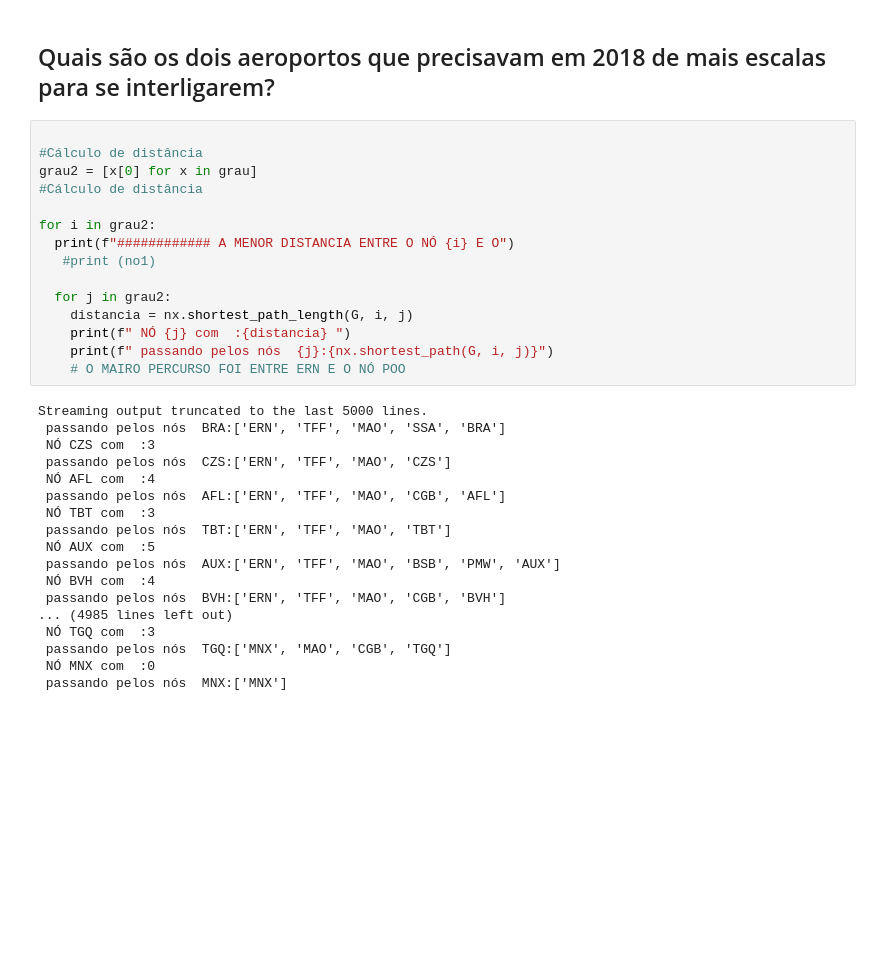
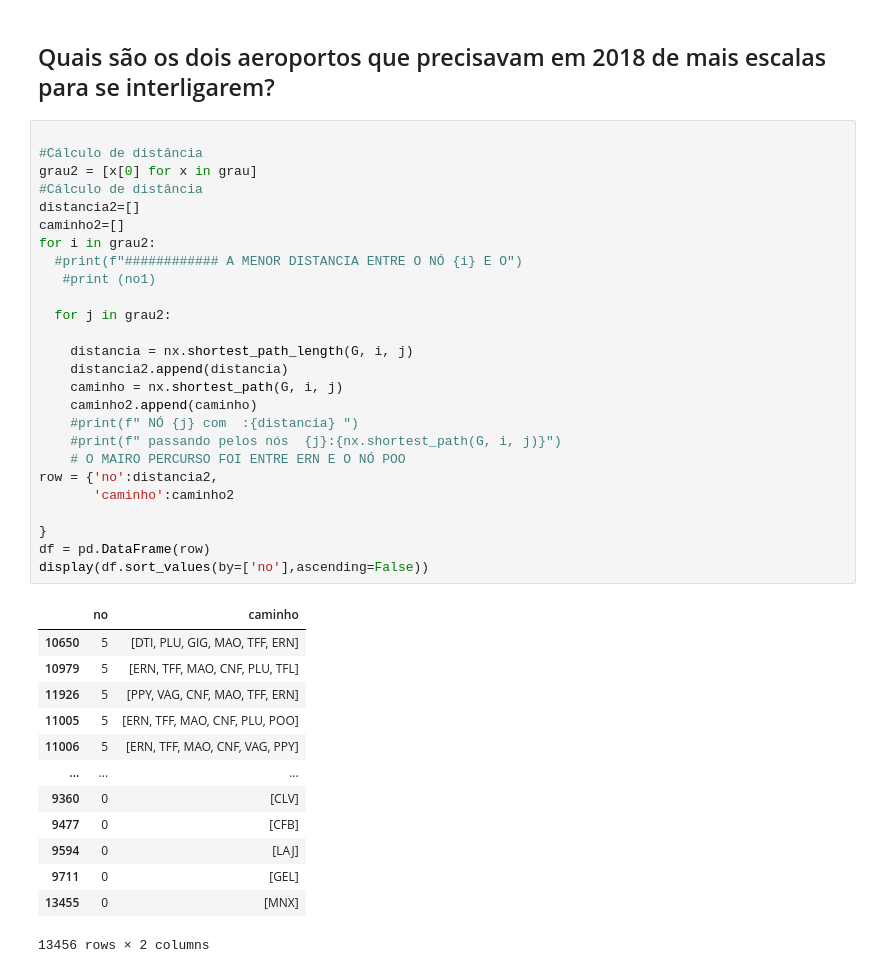
Before and after one commit to JeffersonBP/Redes-Complexas-Introdu-o, a Jupyter notebook: JEFFERSON_BATISTAS_ESTUDO_DE_GRAFOS.ipynb, the cells around one changed output. Drawn from its saved outputs; the diff is of its cells as text; blank space fills up the shorter version.

```diff
--- a/JEFFERSON_BATISTAS_ESTUDO_DE_GRAFOS.ipynb
+++ b/JEFFERSON_BATISTAS_ESTUDO_DE_GRAFOS.ipynb
@@ -202,33 +202,40 @@ sorted(grau,key=itemgetter(1))
 # %%
 
 #Cálculo de distância
 grau2 = [x[0] for x in grau]
 #Cálculo de distância
-
+distancia2=[]
+caminho2=[]
 for i in grau2:
-  print(f"############ A MENOR DISTANCIA ENTRE O NÓ {i} E O")
+  #print(f"############ A MENOR DISTANCIA ENTRE O NÓ {i} E O")
    #print (no1)
 
   for j in grau2:
+
     distancia = nx.shortest_path_length(G, i, j)
-    print(f" NÓ {j} com  :{distancia} ")
-    print(f" passando pelos nós  {j}:{nx.shortest_path(G, i, j)}")
+    distancia2.append(distancia)
+    caminho = nx.shortest_path(G, i, j)
+    caminho2.append(caminho)
+    #print(f" NÓ {j} com  :{distancia} ")
+    #print(f" passando pelos nós  {j}:{nx.shortest_path(G, i, j)}")
     # O MAIRO PERCURSO FOI ENTRE ERN E O NÓ POO
+row = {'no':distancia2,
+       'caminho':caminho2
+
+}
+df = pd.DataFrame(row)
+display(df.sort_values(by=['no'],ascending=False))
 # %% [output]
+|  | no | caminho |
+| 10650 | 5 | [DTI, PLU, GIG, MAO, TFF, ERN] |
+| 10979 | 5 | [ERN, TFF, MAO, CNF, PLU, TFL] |
+| 11926 | 5 | [PPY, VAG, CNF, MAO, TFF, ERN] |
+| 11005 | 5 | [ERN, TFF, MAO, CNF, PLU, POO] |
+| 11006 | 5 | [ERN, TFF, MAO, CNF, VAG, PPY] |
+| ... | ... | ... |
+| 9360 | 0 | [CLV] |
+| 9477 | 0 | [CFB] |
+| 9594 | 0 | [LAJ] |
+| 9711 | 0 | [GEL] |
+| 13455 | 0 | [MNX] |
-Streaming output truncated to the last 5000 lines.
- passando pelos nós  BRA:['ERN', 'TFF', 'MAO', 'SSA', 'BRA']
- NÓ CZS com  :3
- passando pelos nós  CZS:['ERN', 'TFF', 'MAO', 'CZS']
- NÓ AFL com  :4
- passando pelos nós  AFL:['ERN', 'TFF', 'MAO', 'CGB', 'AFL']
- NÓ TBT com  :3
- passando pelos nós  TBT:['ERN', 'TFF', 'MAO', 'TBT']
- NÓ AUX com  :5
- passando pelos nós  AUX:['ERN', 'TFF', 'MAO', 'BSB', 'PMW', 'AUX']
- NÓ BVH com  :4
- passando pelos nós  BVH:['ERN', 'TFF', 'MAO', 'CGB', 'BVH']
-... (4985 lines left out)
- NÓ TGQ com  :3
- passando pelos nós  TGQ:['MNX', 'MAO', 'CGB', 'TGQ']
- NÓ MNX com  :0
- passando pelos nós  MNX:['MNX']
+13456 rows × 2 columns
```
